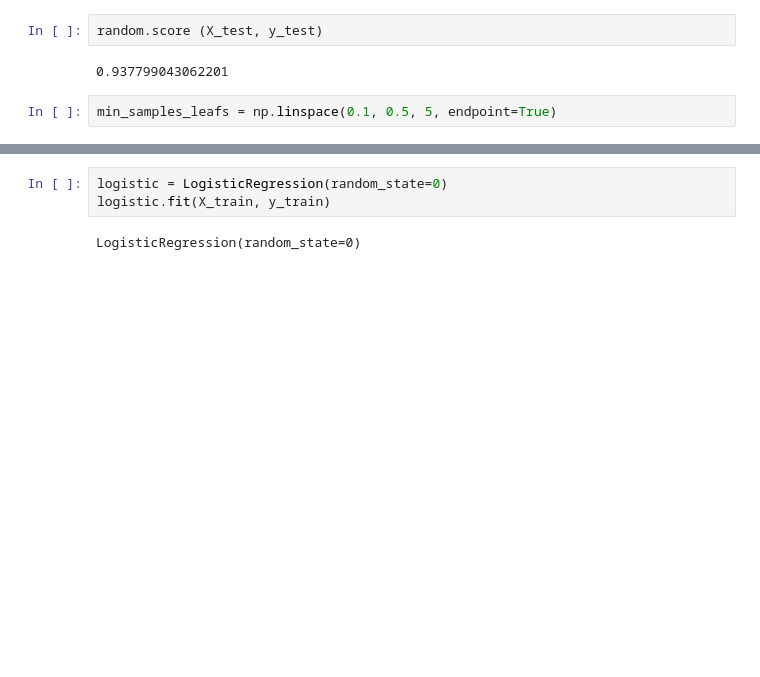
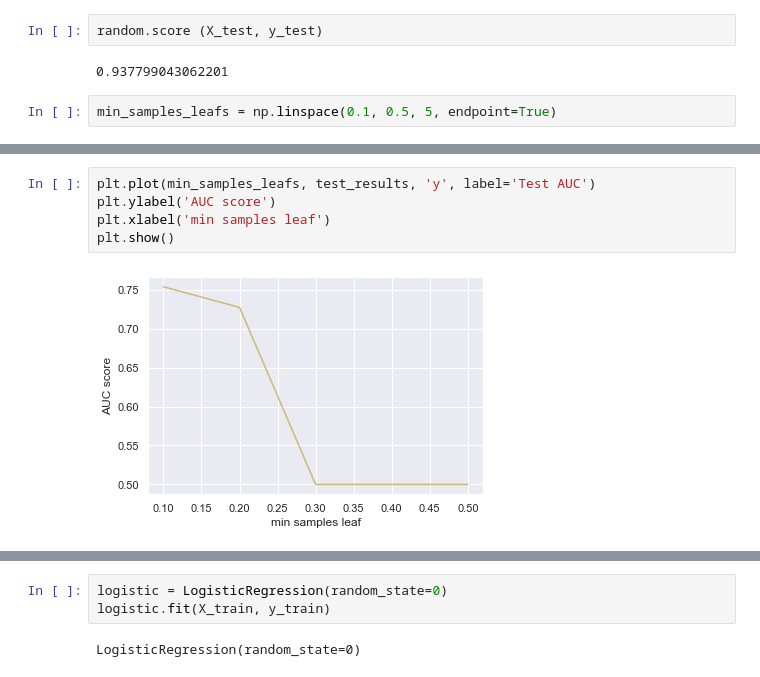
Before and after one commit to PriyaShrinithi/Titanic, a Jupyter notebook: Titanic.ipynb, the cells around one changed output, grey strips where cells are left out. Drawn from its saved outputs; the diff is of its cells as text; blank space fills up the shorter version.

```diff
--- a/Titanic.ipynb
+++ b/Titanic.ipynb
@@ -699 +704,8 @@ for min_samples_leaf in min_samples_leafs:
+# %%
+plt.plot(min_samples_leafs, test_results, 'y', label='Test AUC')
+plt.ylabel('AUC score')
+plt.xlabel('min samples leaf')
+plt.show()
+# %% [output]
+[figure, added]
 # %%
```
Also changed, not shown: parts of 20 cells of this notebook.
